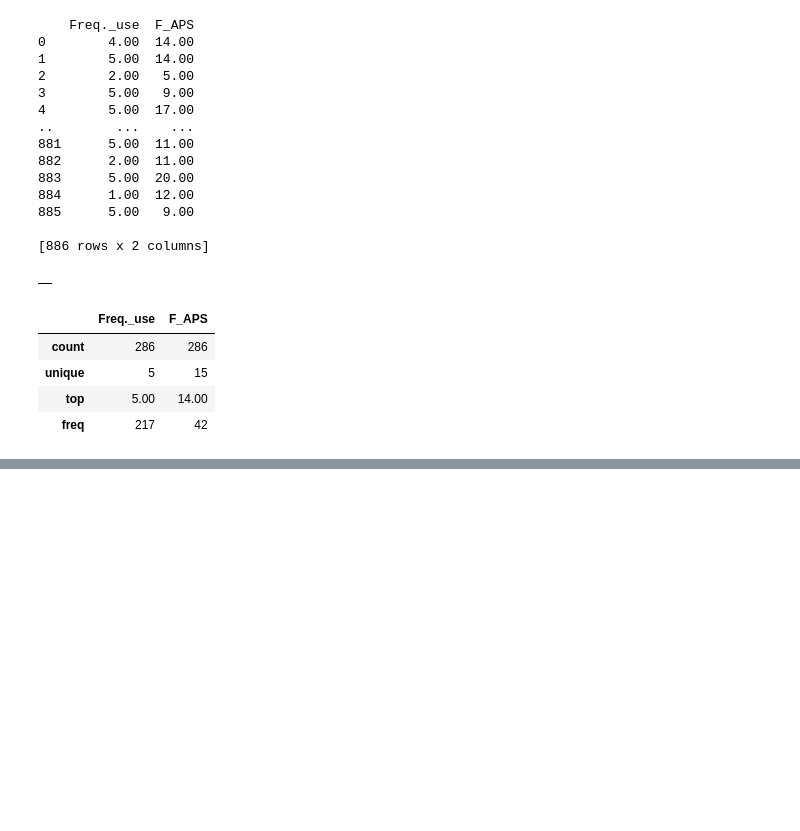
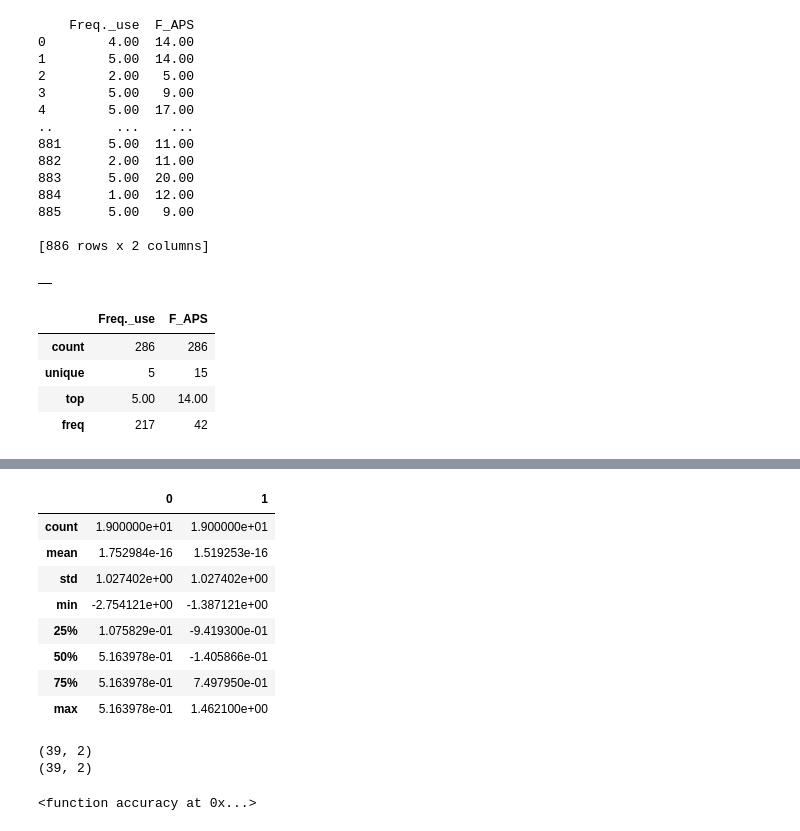
Before and after one commit to miii03/altruism, a Jupyter notebook: altruism.ipynb, the cells around one changed output, grey strips where cells are left out. Saved outputs shown, nothing was run; the diff lists cells and outputs as text; code cells hidden in the pictures; blank space fills up the shorter version.

```diff
--- a/altruism.ipynb
+++ b/altruism.ipynb
@@ -313,0 +412,27 @@ dataframe.describe()
+# %%
+from sklearn.preprocessing import StandardScaler
+scaler = StandardScaler()
+scaler.fit(X_train)
+
+X_train = scaler.transform(X_train)
+X_test = scaler.transform(X_test)
+
+X_train = pd.DataFrame(X_train)
+
+X_train.describe()
+# %% [output]
+|  | 0 | 1 |
+| count | 1.900000e+01 | 1.900000e+01 |
+| mean | 1.752984e-16 | 1.519253e-16 |
+| std | 1.027402e+00 | 1.027402e+00 |
+| min | -2.754121e+00 | -1.387121e+00 |
+| 25% | 1.075829e-01 | -9.419300e-01 |
+| 50% | 5.163978e-01 | -1.405866e-01 |
+| 75% | 5.163978e-01 | 7.497950e-01 |
+| max | 5.163978e-01 | 1.462100e+00 |
+# %%
+print(X.shape)
+print(y.shape)
+# %% [output]
+(39, 2)
+(39, 2)
@@ -313,0 +452,8 @@ dataframe.describe()
+# %%
+def accuracy(confusion_matrix):
+   diagonal_sum = confusion_matrix.trace()
+   sum_of_all_elements = confusion_matrix.sum()
+   return diagonal_sum / sum_of_all_elements
+print (accuracy)
+# %% [output]
+<function accuracy at 0x...>
```
Also changed, not shown: parts of 13 cells of this notebook.
